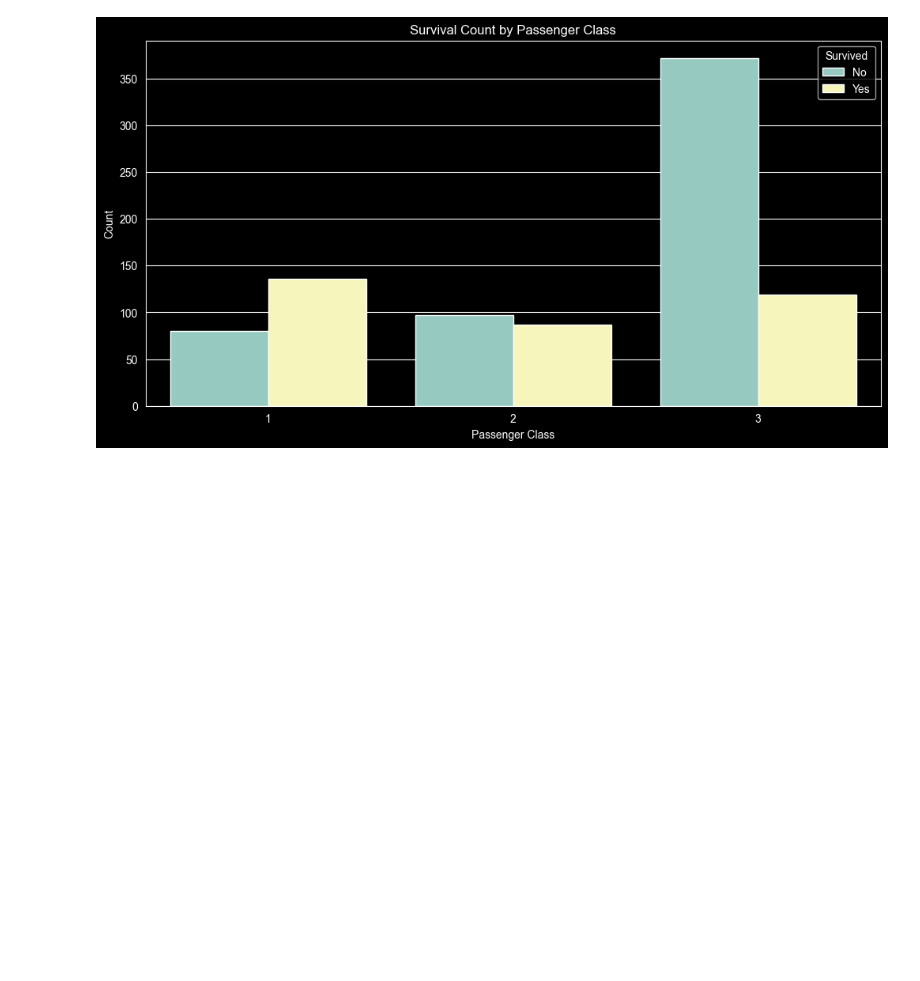
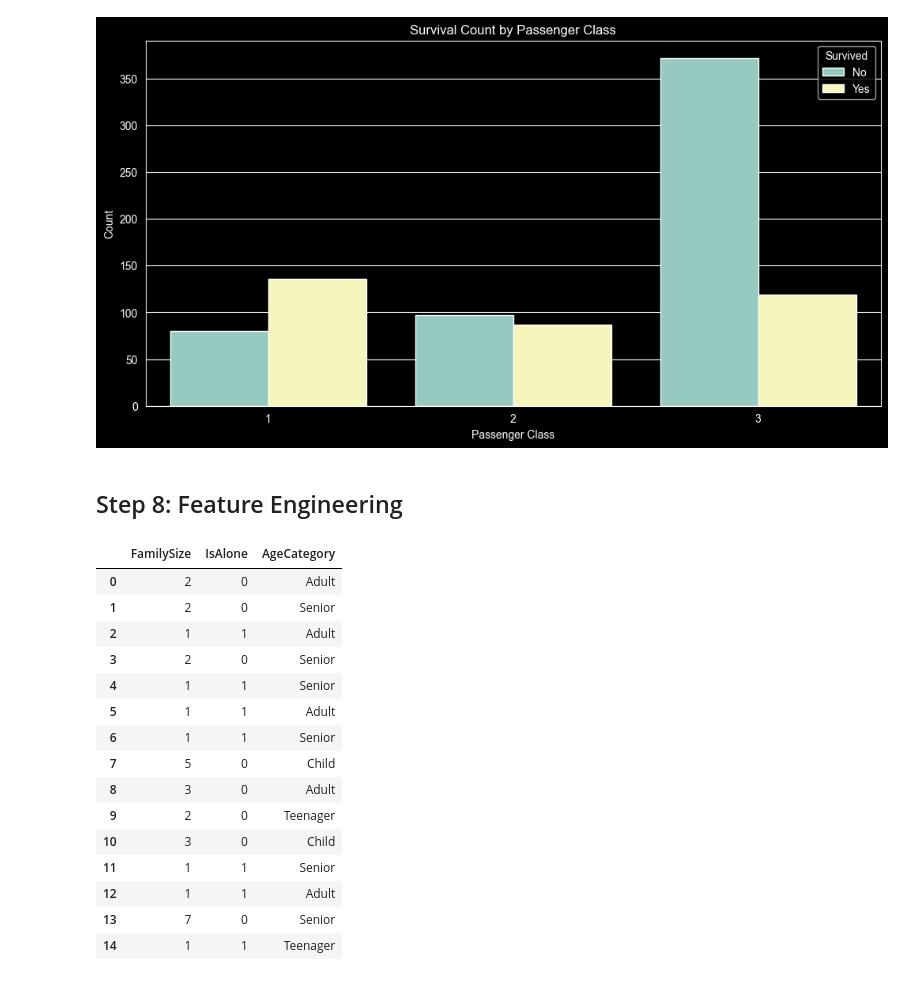
Before and after one commit to Hasan082/Data-Science-Portfolio, a Jupyter notebook: 1. Titanic Exploratory Analysis/Titanic_EDA_Project.ipynb, the cells around one changed output. Drawn from its saved outputs; the diff is of its cells as text; code cells hidden in the pictures; blank space fills up the shorter version.

Commit message:
Creating a new feature FamilySize

```diff
--- a/1. Titanic Exploratory Analysis/Titanic_EDA_Project.ipynb
+++ b/1. Titanic Exploratory Analysis/Titanic_EDA_Project.ipynb
@@ -405,3 +405,43 @@ plt.show()
 # This kind of visualization helps us identify trends that might be useful when building predictive models.
 # %% [output]
 [figure]
+# %% [markdown]
+## Step 8: Feature Engineering
+# %%
+# Creating a new feature 'FamilySize'
+data['FamilySize'] = data['SibSp'] + data['Parch'] + 1
+
+# Creating a binary feature 'IsAlone' using .loc to assign the values directly
+data.loc[data['FamilySize'] > 1, 'IsAlone'] = 0  # Passengers with family, not alone
+data.loc[data['FamilySize'] == 1, 'IsAlone'] = 1  # Passengers traveling alone
+
+# Binning 'Age' into categories
+bins = [0, 12, 18, 35, 60, 100]
+labels = ['Child', 'Teenager', 'Adult', 'Senior', 'Elderly']
+data['AgeCategory'] = pd.cut(data['Age'], bins=bins, labels=labels, right=False)
+
+# Displaying the updated DataFrame
+data[['FamilySize', 'IsAlone', 'AgeCategory']].head(15)
+
+# Feature Engineering:
+# 'FamilySize' combines 'SibSp' and 'Parch' to represent the total family size aboard. Larger families could have had less chance of survival due to the difficulty in managing emergency situations, while those traveling alone may have had more immediate access to lifeboats.
+# 'IsAlone' is a binary feature indicating if a passenger was alone (1) or with family (0). It captures the potential impact of social support on survival chances.
+# 'AgeCategory' groups passengers into age categories ('Child', 'Teenager', 'Adult', 'Senior', 'Elderly'), as age could have influenced priority for lifeboat access, helping the model understand survival trends across age groups.
+# These features (FamilySize, IsAlone, AgeCategory) provide valuable insights into passengers' survival chances based on family dynamics and age, enhancing model prediction.
+# %% [output]
+|  | FamilySize | IsAlone | AgeCategory |
+| 0 | 2 | 0 | Adult |
+| 1 | 2 | 0 | Senior |
+| 2 | 1 | 1 | Adult |
+| 3 | 2 | 0 | Senior |
+| 4 | 1 | 1 | Senior |
+| 5 | 1 | 1 | Adult |
+| 6 | 1 | 1 | Senior |
+| 7 | 5 | 0 | Child |
+| 8 | 3 | 0 | Adult |
+| 9 | 2 | 0 | Teenager |
+| 10 | 3 | 0 | Child |
+| 11 | 1 | 1 | Senior |
+| 12 | 1 | 1 | Adult |
+| 13 | 7 | 0 | Senior |
+| 14 | 1 | 1 | Teenager |
```
